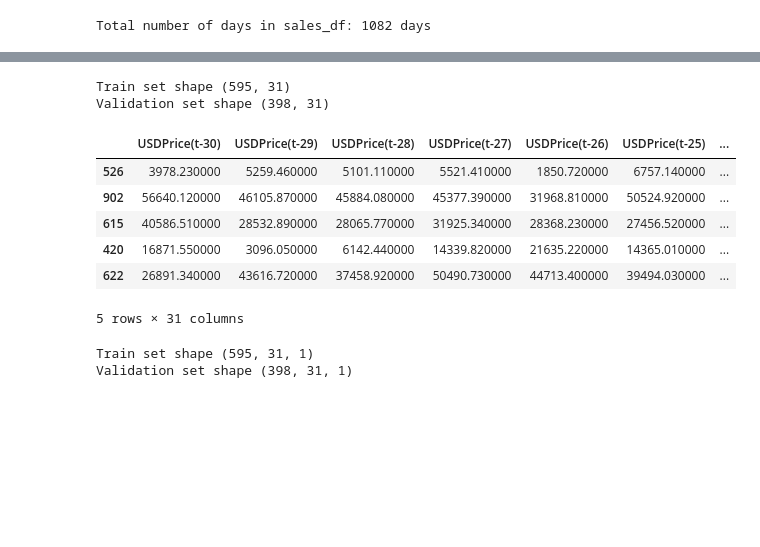
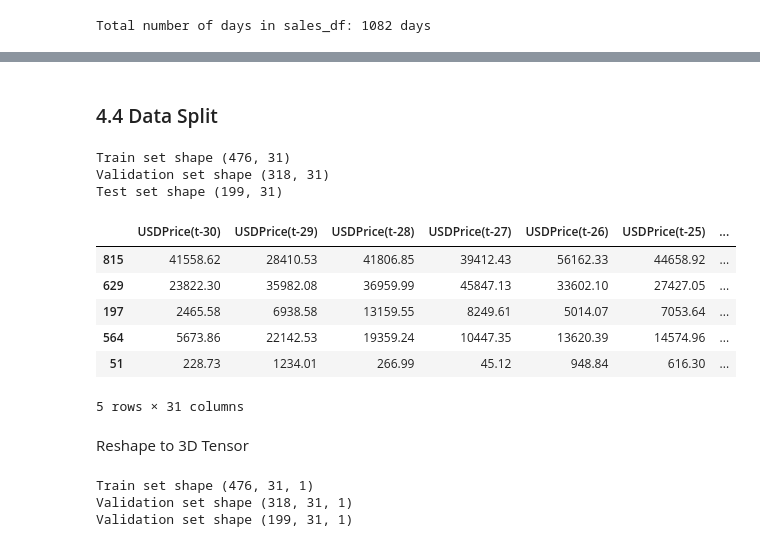
Before and after one commit to risa1796/-A-Study-of-Customers-Insurance-Charges, a Jupyter notebook: E_Commerce_Jewelry.ipynb, the cells around one changed output, grey strips where cells are left out. Drawn from its saved outputs; the diff is of its cells as text; code cells hidden in the pictures; blank space fills up the shorter version.

```diff
--- a/E_Commerce_Jewelry.ipynb
+++ b/E_Commerce_Jewelry.ipynb
@@ -139,2 +140,0 @@ memory usage: 8.8+ MB
-# %%
-pd.set_option('float_format', '{:f}'.format)
@@ -556,27 +529,33 @@ series.head()
 5 rows × 32 columns
+# %% [markdown]
+### 4.4 Data Split
 # %%
 from sklearn.model_selection import train_test_split
 
 lag_size= lag
 
 # Label
 labels_col = 'USDPrice(t+%d)' % lag_size
 labels = series[labels_col]
 series = series.drop(labels_col, axis=1)
 
-X_train, X_valid, Y_train, Y_valid = train_test_split(series, labels.values, test_size=0.4, random_state=0)
+
+X_train, X_test, Y_train, Y_test = train_test_split(series, labels.values, test_size=0.2, random_state=0)
+X_train, X_valid, Y_train, Y_valid = train_test_split(X_train, Y_train, test_size=0.4, random_state=0)
 print('Train set shape', X_train.shape)
 print('Validation set shape', X_valid.shape)
+print('Test set shape', X_test.shape)
 X_train.head()
 # %% [output]
-Train set shape (595, 31)
-Validation set shape (398, 31)
+Train set shape (476, 31)
+Validation set shape (318, 31)
+Test set shape (199, 31)
 |  | USDPrice(t-30) | USDPrice(t-29) | USDPrice(t-28) | USDPrice(t-27) | USDPrice(t-26) | USDPrice(t-25) | ... |
-| 526 | 3978.230000 | 5259.460000 | 5101.110000 | 5521.410000 | 1850.720000 | 6757.140000 | ... |
-| 902 | 56640.120000 | 46105.870000 | 45884.080000 | 45377.390000 | 31968.810000 | 50524.920000 | ... |
-| 615 | 40586.510000 | 28532.890000 | 28065.770000 | 31925.340000 | 28368.230000 | 27456.520000 | ... |
-| 420 | 16871.550000 | 3096.050000 | 6142.440000 | 14339.820000 | 21635.220000 | 14365.010000 | ... |
-| 622 | 26891.340000 | 43616.720000 | 37458.920000 | 50490.730000 | 44713.400000 | 39494.030000 | ... |
+| 815 | 41558.62 | 28410.53 | 41806.85 | 39412.43 | 56162.33 | 44658.92 | ... |
+| 629 | 23822.30 | 35982.08 | 36959.99 | 45847.13 | 33602.10 | 27427.05 | ... |
+| 197 | 2465.58 | 6938.58 | 13159.55 | 8249.61 | 5014.07 | 7053.64 | ... |
+| 564 | 5673.86 | 22142.53 | 19359.24 | 10447.35 | 13620.39 | 14574.96 | ... |
+| 51 | 228.73 | 1234.01 | 266.99 | 45.12 | 948.84 | 616.30 | ... |
 5 rows × 31 columns
 # %%
 from keras import optimizers
@@ -587,9 +564,14 @@ from keras.layers import Dense, LSTM, RepeatVector, TimeDistributed, Flatten
 from sklearn.metrics import mean_squared_error
+# %% [markdown]
+Reshape to 3D Tensor
 # %%
 X_train_series = X_train.values.reshape((X_train.shape[0], X_train.shape[1], 1))
 X_valid_series = X_valid.values.reshape((X_valid.shape[0], X_valid.shape[1], 1))
+X_test_series = X_test.values.reshape((X_test.shape[0], X_test.shape[1], 1))
 print('Train set shape', X_train_series.shape)
 print('Validation set shape', X_valid_series.shape)
+print('Validation set shape', X_test_series.shape)
 # %% [output]
-Train set shape (595, 31, 1)
-Validation set shape (398, 31, 1)
+Train set shape (476, 31, 1)
+Validation set shape (318, 31, 1)
+Validation set shape (199, 31, 1)
```
Also changed, not shown: parts of 71 cells of this notebook.
